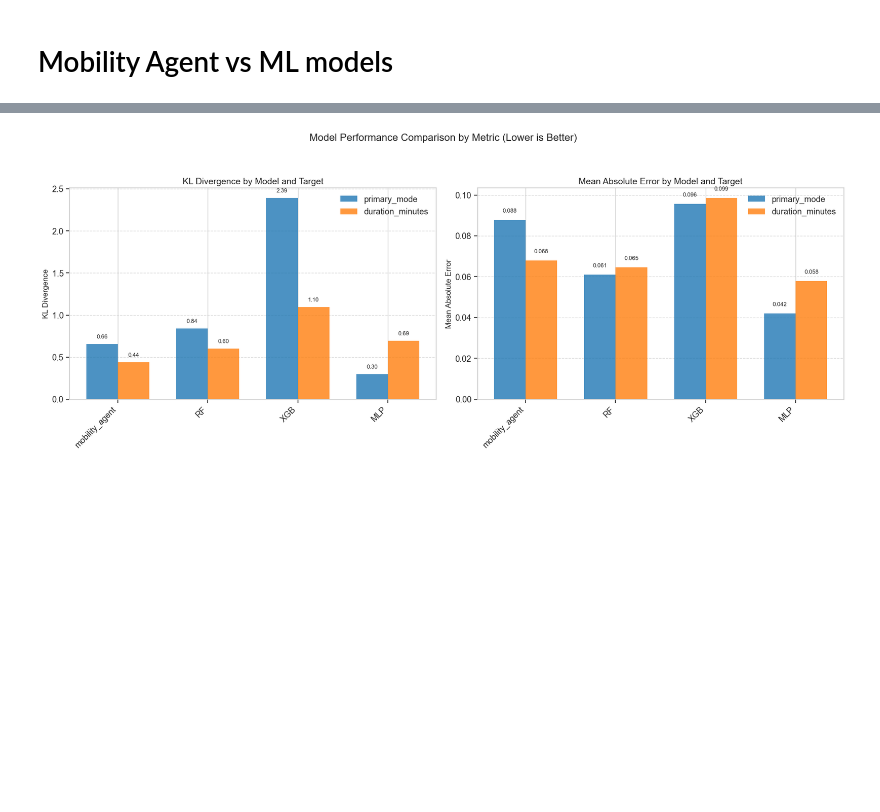
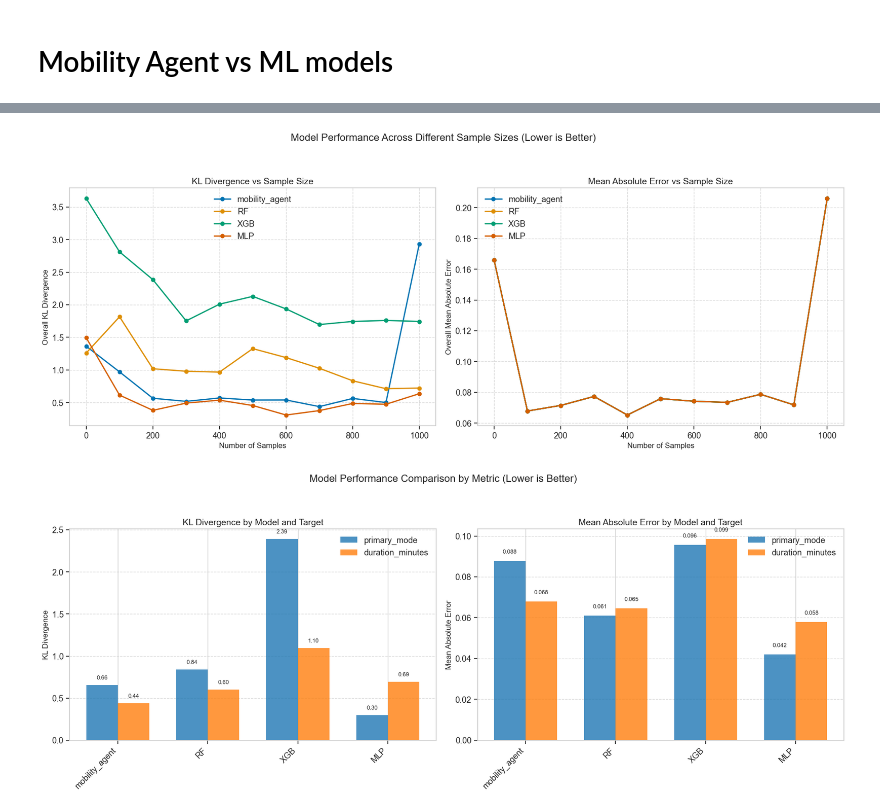
Before and after one commit to kekehurry/mobility_agent, a Jupyter notebook: exp1_step2_analysis.ipynb, the cells around one changed output, grey strips where cells are left out. Saved outputs shown, nothing was run; the diff lists cells and outputs as text; code cells hidden in the pictures; blank space fills up the shorter version.

```diff
--- a/exp1_step2_analysis.ipynb
+++ b/exp1_step2_analysis.ipynb
@@ -97,7 +135,7 @@ eval_list = []
 
 for key,model in ML_models.items():
     model.train()
-    overall_kl,overall_mape,kl_df = model.evaluate()
+    kl_df,overall_kl,overall_mae = model.evaluate()
     for target in ["primary_mode","duration_minutes"]:
         kld_score = kl_df[kl_df["target"] == target]['kl_divergence'].mean()
         mea_score = kl_df[kl_df["target"] == target]['mae'].mean()
@@ -157,3 +269,55 @@ eval_df
+# %%
+import matplotlib.pyplot as plt
+import seaborn as sns
+
+# Set the style for the plots
+plt.style.use('seaborn-v0_8-whitegrid')
+sns.set_context("notebook", font_scale=1.2)
+
+# Create a figure with two subplots
+fig, axes = plt.subplots(1, 2, figsize=(18, 7))
+
+# Get unique models and create a color palette
+models = eval_df['model'].unique()
+palette = sns.color_palette("colorblind", len(models))
+model_color = dict(zip(models, palette))
+
+# Plot overall_kl in the first subplot
+ax = axes[0]
+for model in models:
+    model_data = eval_df[eval_df['model'] == model].sort_values('num_samples')
+    ax.plot(model_data['num_samples'], model_data['overall_kl'],
+            marker='o', linewidth=2, label=model, color=model_color[model])
+
+ax.set_xlabel('Number of Samples', fontsize=12)
+ax.set_ylabel('Overall KL Divergence', fontsize=12)
+ax.set_title('KL Divergence vs Sample Size', fontsize=14)
+ax.legend()
+ax.grid(True, linestyle='--', alpha=0.7)
+
+# Plot overall_mae in the second subplot
+ax = axes[1]
+for model in models:
+    model_data = eval_df[eval_df['model'] == model].sort_values('num_samples')
+    ax.plot(model_data['num_samples'], model_data['overall_mae'],
+            marker='o', linewidth=2, label=model, color=model_color[model])
+
+ax.set_xlabel('Number of Samples', fontsize=12)
+ax.set_ylabel('Overall Mean Absolute Error', fontsize=12)
+ax.set_title('Mean Absolute Error vs Sample Size', fontsize=14)
+ax.legend()
+ax.grid(True, linestyle='--', alpha=0.7)
+
+# Adjust layout and add title
+plt.tight_layout()
+plt.suptitle('Model Performance Across Different Sample Sizes (Lower is Better)',
+            fontsize=16, y=1.02)
+plt.subplots_adjust(top=0.85)
+
+# Show the plot
+plt.show()
+# %% [output]
+[figure, added]
 # %%
 import matplotlib.pyplot as plt
 import numpy as np
```
Also changed, not shown: parts of 5 cells of this notebook, 37 other files.
